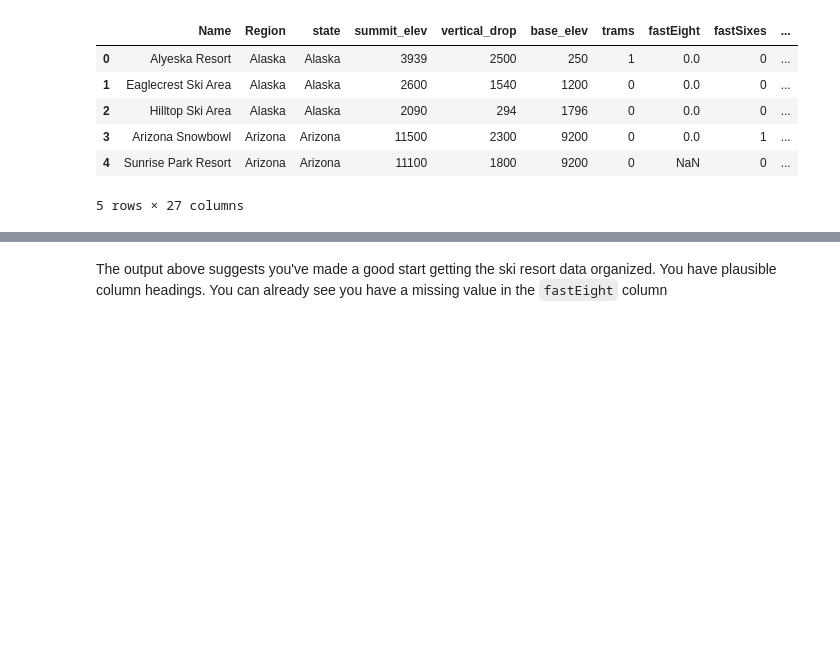
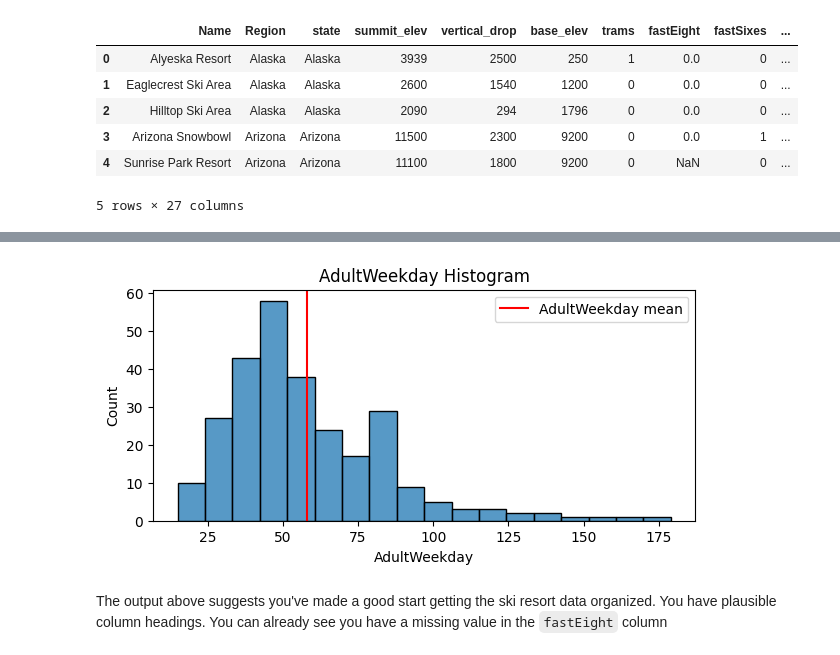
Before and after one commit to ramijau/DataScienceGuidedCapstone, a Jupyter notebook: Notebooks/02_data_wrangling.ipynb, the cells around one changed output, grey strips where cells are left out. Cells and saved outputs as stored; diff of their text form; code cells hidden in the pictures; blank space fills up the shorter version.

```diff
--- a/Notebooks/02_data_wrangling.ipynb
+++ b/Notebooks/02_data_wrangling.ipynb
@@ -127,3 +141,15 @@ ski_data.head()
+# %%
+fig, ax = plt.subplots(figsize=(7, 3))
+
+g = sns.histplot(data=ski_data, x='AdultWeekday')
+g.set(title='AdultWeekday Histogram')
+g.axvline(x=ski_data['AdultWeekday'].mean(), color='red')
+g.legend(['AdultWeekday mean'])
+
+plt.savefig('../images/AdultWeekday_histogram.png', bbox_inches='tight')
+plt.show()
+# %% [output]
+[figure, added]
 # %% [markdown]
 The output above suggests you've made a good start getting the ski resort data organized. You have plausible column headings. You can already see you have a missing value in the `fastEight` column
 # %% [markdown]
```
Also changed, not shown: parts of 43 cells of this notebook, 15 other files.
